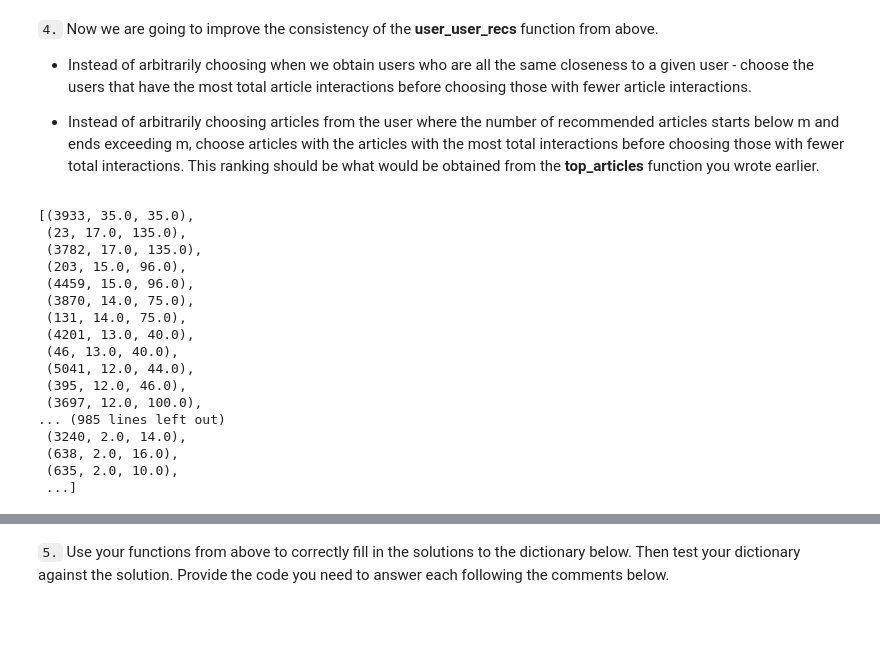
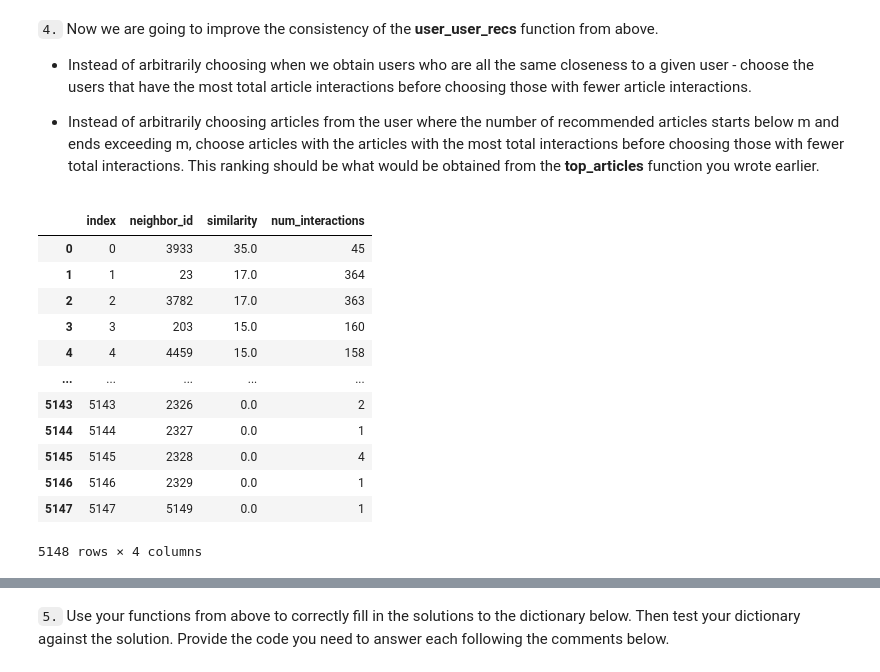
Before and after one commit to anudeepvanjavakam1/Recommendations_with_IBM, a Jupyter notebook: Recommendations_with_IBM_pub.ipynb, the cells around one changed output, grey strips where cells are left out. Saved outputs shown, nothing was run; the diff lists cells and outputs as text; code cells hidden in the pictures; blank space fills up the shorter version.

```diff
--- a/Recommendations_with_IBM_pub.ipynb
+++ b/Recommendations_with_IBM_pub.ipynb
@@ -593,37 +595,37 @@ def user_user_recs_part2(user_id, m=10):
 # %%
 
 user_similarity = user_item.dot(user_item.loc[1.0]).sort_values(ascending=False)
 user_similarity.drop([1], axis = 0, inplace=True)
 
-num_interactions = user_item.filter(user_similarity.index, axis=0).sum(axis = 1)
-num_interactions
+num_interactions = df['user_id'].value_counts()
+user_interactions = pd.DataFrame({'neighbor_id': num_interactions.index, 'num_interactions': num_interactions})
 
-neighbors_df = pd.DataFrame(list(zip(user_similarity.index, user_similarity, num_interactions)), columns = ['neighbor_id','similarity','num_interactions'])
+neighbors_df = pd.DataFrame(list(zip(user_similarity.index, user_similarity)), columns = ['neighbor_id','similarity'])
+neighbors_df = pd.merge(neighbors_df, user_interactions, how = 'inner', on = 'neighbor_id')
 
-neighbors_df.sort_values(by=['similarity','num_interactions'], ascending=[False,False])
-user_similarity = user_item.dot(user_item.loc[1.0]).sort_values(ascending=False)
-user_similarity.drop([1], axis = 0, inplace=True)
 
-user_item.filter(user_similarity.index, axis=0).sum(axis = 1)
-list(zip(user_similarity.index, user_similarity, num_interactions))
+#user_interactions
+#neighbors_df.sort_values(by=['similarity','num_interactions'], ascending=[False,False])
+neighbors_df
+#user_similarity = user_item.dot(user_item.loc[1.0]).sort_values(ascending=False)
+#user_similarity.drop([1], axis = 0, inplace=True)
+
+#user_item.filter(user_similarity.index, axis=0).sum(axis = 1)
+#list(zip(user_similarity.index, user_similarity, num_interactions))
 # %% [output]
+|  | index | neighbor_id | similarity | num_interactions |
+| 0 | 0 | 3933 | 35.0 | 45 |
+| 1 | 1 | 23 | 17.0 | 364 |
+| 2 | 2 | 3782 | 17.0 | 363 |
+| 3 | 3 | 203 | 15.0 | 160 |
+| 4 | 4 | 4459 | 15.0 | 158 |
+| ... | ... | ... | ... | ... |
+| 5143 | 5143 | 2326 | 0.0 | 2 |
+| 5144 | 5144 | 2327 | 0.0 | 1 |
+| 5145 | 5145 | 2328 | 0.0 | 4 |
+| 5146 | 5146 | 2329 | 0.0 | 1 |
+| 5147 | 5147 | 5149 | 0.0 | 1 |
-[(3933, 35.0, 35.0),
- (23, 17.0, 135.0),
- (3782, 17.0, 135.0),
- (203, 15.0, 96.0),
- (4459, 15.0, 96.0),
- (3870, 14.0, 75.0),
- (131, 14.0, 75.0),
- (4201, 13.0, 40.0),
- (46, 13.0, 40.0),
- (5041, 12.0, 44.0),
- (395, 12.0, 46.0),
- (3697, 12.0, 100.0),
-... (985 lines left out)
- (3240, 2.0, 14.0),
- (638, 2.0, 16.0),
- (635, 2.0, 10.0),
- ...]
+5148 rows × 4 columns
 # %%
 # Quick spot check - don't change this code - just use it to test your functions
 rec_ids, rec_names = user_user_recs_part2(20, 10)
```
Also changed, not shown: parts of 7 cells of this notebook.
